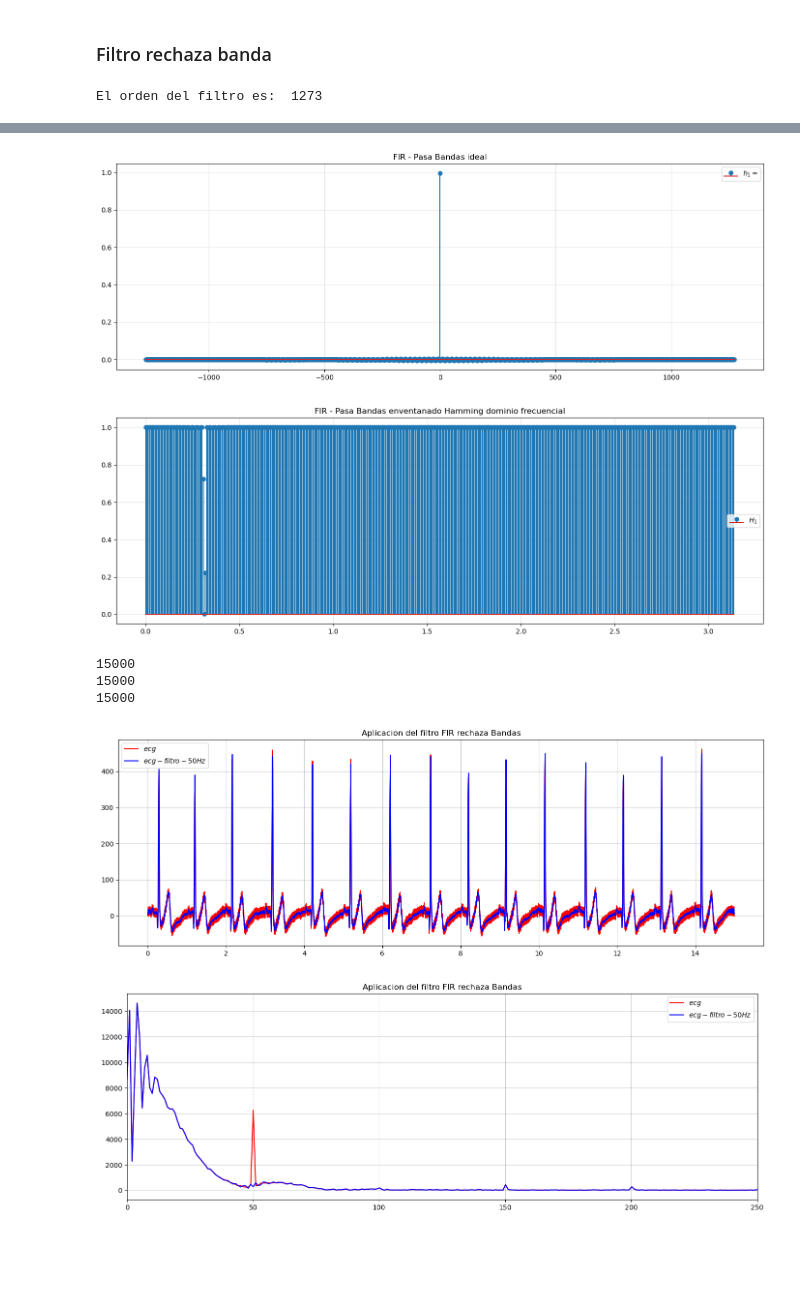
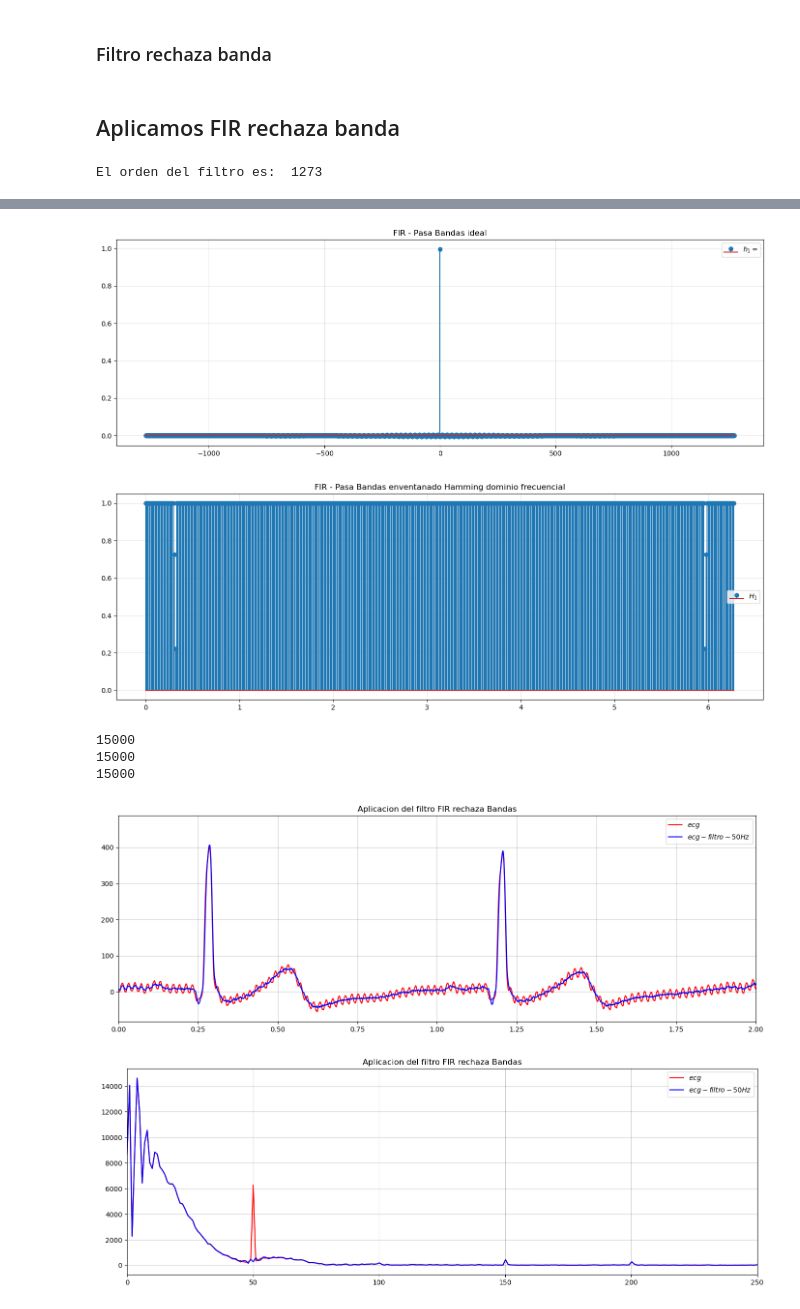
Before and after one commit to alex20022000/Procesamiento_de_seniales_ECG, a Jupyter notebook: ECG.ipynb, the cells around one changed output, grey strips where cells are left out. Cells and saved outputs as stored; diff of their text form; code cells hidden in the pictures; blank space fills up the shorter version.

```diff
--- a/ECG.ipynb
+++ b/ECG.ipynb
@@ -196,7 +197,7 @@ def Rechaza_banda(x,d1,d2,fc1,fc2,fs,BW,AdB,NFFT):
     # 4. Respuesta del filtro ideal h1[n]
     n = np.arange(-M, M)
     h1 = wc1/np.pi * np.sinc(wc1*(n)/np.pi) - wc2/np.pi * np.sinc(wc2*(n)/np.pi) # filtro rechaza banda
-    w1,Hh1 = signal.freqz(h1, 1, whole = True, worN = 512) # Respuesta en frecuencia del filtro
+    w1,Hh1 = signal.freqz(h1, 1, whole = False, worN = 512) # Respuesta en frecuencia del filtro
                                                         # (coef del numerrador, coef denom, si grafico desde 0-fs/2 o no,)
     # Grafico filtro ideal en dominio muestral
     plt.figure(figsize = (14,5))
@@ -229,7 +230,7 @@ def Rechaza_banda(x,d1,d2,fc1,fc2,fs,BW,AdB,NFFT):
     # 8. Ganancia del filtro
     A = np.sqrt(10**(0.1*AdB))  # Ganancia del filtro
     h2 = h2*A
-    w2,Hh2 = signal.freqz(h2, 1, whole = False, worN = 512) # Respuesta en frecuencia del filtro enventanado
+    w2,Hh2 = signal.freqz(h2, 1, whole = True, worN = 512) # Respuesta en frecuencia del filtro enventanado
 
 
     # Grafico ventana utilizada
@@ -267,6 +268,8 @@ def Rechaza_banda(x,d1,d2,fc1,fc2,fs,BW,AdB,NFFT):
     y = np.convolve(x, h2,"same") # Convolucion en el tiempo discreto(same es para quitaar el angulo de desfase)
     Y = np.fft.fft(y, NFFT)       # NFFT = longitud del eje de salida
     return x,y,X,Y
+# %% [markdown]
+## Aplicamos FIR rechaza banda
 # %%
 # Especificaciones del filtro
 d1 = 0.01       # Diferencial de rizado
@@ -296,7 +299,7 @@ plt.figure(figsize = (14,5))
 plt.title("Aplicacion del filtro FIR rechaza Bandas")
 plt.plot(t,x, color = 'red', label = '$ecg$')
 plt.plot(t,y, color = 'blue', label = '$ecg-filtro-50Hz$')
-#plt.xlim(0, int(len(ecg)/6))
+plt.xlim(0, 2)
 plt.grid(color = "black", alpha = 0.2)
 plt.tight_layout()
 plt.legend()
@@ -318,8 +321,8 @@ El orden del filtro es:  1273
 [figure]
 [figure]
-[figure, old version]
+[figure, new version]
 15000
 15000
 15000
-[figure, old version]
+[figure, new version]
 [figure]
```
Also changed, not shown: parts of 4 cells of this notebook.
